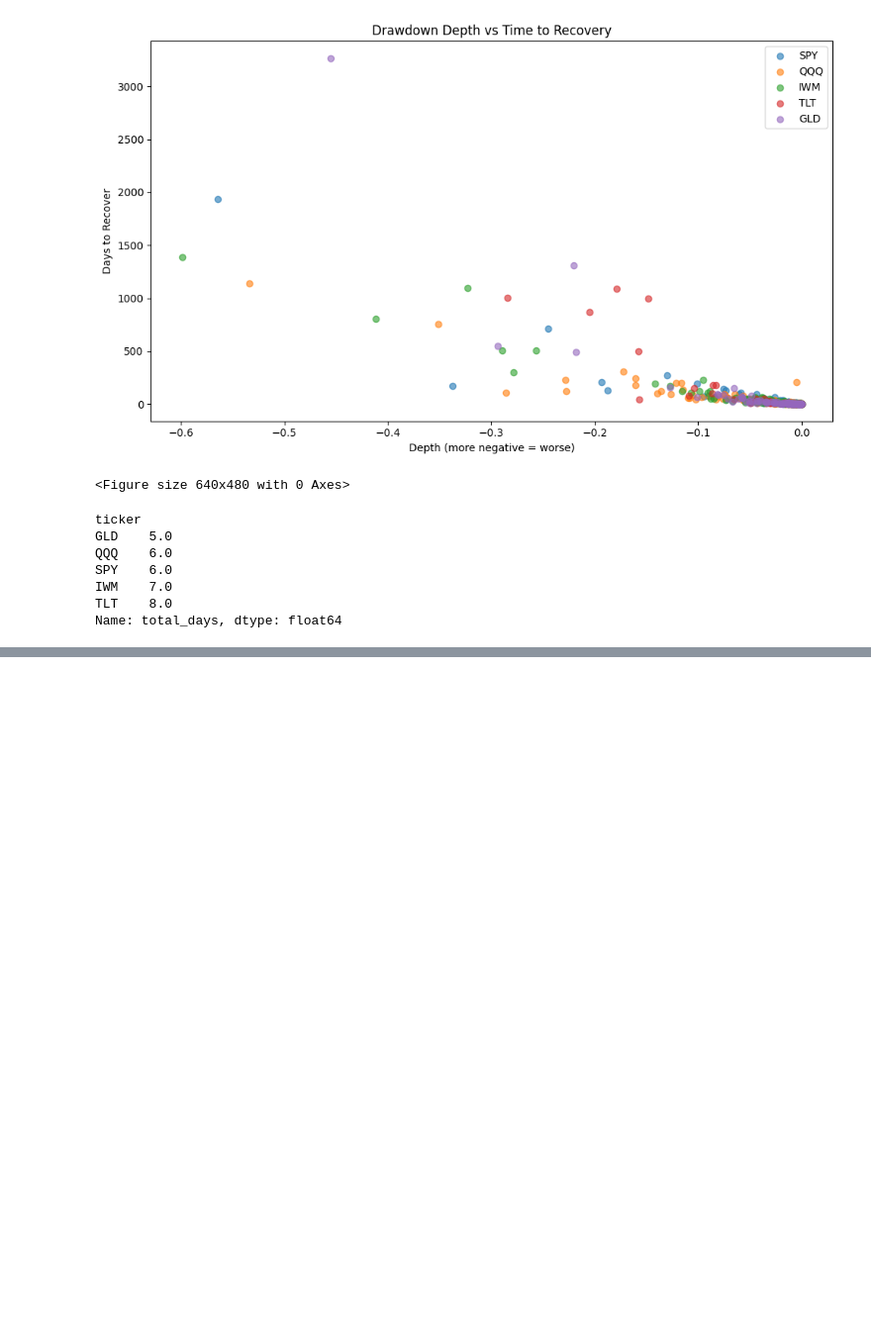
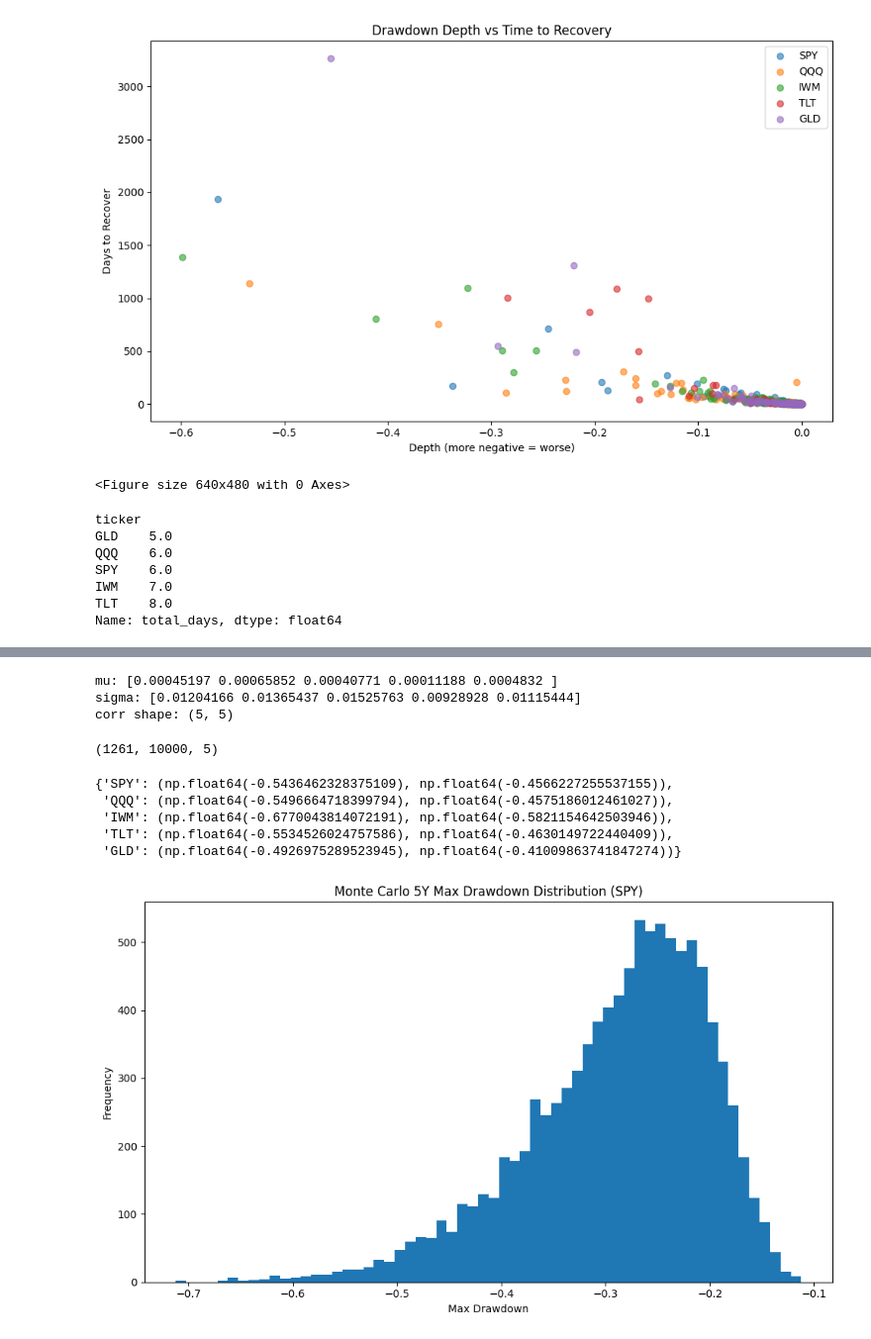
Before and after one commit to diegomikael/drawdown-risk-analysis, a Jupyter notebook: notebooks/step5_multi_asset.ipynb, the cells around one changed output, grey strips where cells are left out. Shown: that part at 99% size. Saved outputs shown, nothing was run; the diff lists cells and outputs as text; code cells hidden in the pictures; blank space fills up the shorter version.

Commit message:
Add Monte Carlo tail risk summary and figures

```diff
--- a/notebooks/step5_multi_asset.ipynb
+++ b/notebooks/step5_multi_asset.ipynb
@@ -210,0 +314,79 @@ Name: total_days, dtype: float64
+# %%
+tickers = ["SPY", "QQQ", "IWM", "TLT", "GLD"]
+
+# Use the returns you already computed
+R = returns[tickers].dropna()
+
+mu = R.mean().values          # shape (5,)
+sigma = R.std().values        # shape (5,)
+corr = R.corr().values        # shape (5,5)
+
+print("mu:", mu)
+print("sigma:", sigma)
+print("corr shape:", corr.shape)
+# %% [output]
+mu: [0.00045197 0.00065852 0.00040771 0.00011188 0.0004832 ]
+sigma: [0.01204166 0.01365437 0.01525763 0.00928928 0.01115444]
+corr shape: (5, 5)
+# %%
+import numpy as np
+
+L = np.linalg.cholesky(corr)   # corr = L @ L.T
+# %%
+n_sims = 10000
+T = 252 * 5  # 5 years
+seed = 42
+
+rng = np.random.default_rng(seed)
+
+# Z: independent standard normals (T, n_sims, n_assets)
+Z = rng.standard_normal(size=(T, n_sims, len(tickers)))
+
+# Make them correlated across assets
+Z_corr = Z @ L.T  # (T, n_sims, n_assets)
+
+# Convert to daily returns with per-asset mean and vol
+sim_rets = mu + sigma * Z_corr   # broadcast works here
+
+# Build price paths starting at 1.0
+sim_prices = np.exp(np.cumsum(sim_rets, axis=0))
+sim_prices = np.concatenate([np.ones((1, n_sims, len(tickers))), sim_prices], axis=0)
+
+sim_prices.shape
+# %% [output]
+(1261, 10000, 5)
+# %%
+def max_drawdown(paths_2d: np.ndarray) -> np.ndarray:
+    """
+    paths_2d: shape (T+1, n_sims)
+    returns: shape (n_sims,) max drawdown per path (negative)
+    """
+    peaks = np.maximum.accumulate(paths_2d, axis=0)
+    dd = paths_2d / peaks - 1.0
+    return dd.min(axis=0)
+
+# Compute per asset
+mc_max_dd = {}
+for j, t in enumerate(tickers):
+    mc_max_dd[t] = max_drawdown(sim_prices[:, :, j])
+
+{t: (np.percentile(mc_max_dd[t], 1), np.percentile(mc_max_dd[t], 5)) for t in tickers}
+# %% [output]
+{'SPY': (np.float64(-0.5436462328375109), np.float64(-0.4566227255537155)),
+ 'QQQ': (np.float64(-0.5496664718399794), np.float64(-0.4575186012461027)),
+ 'IWM': (np.float64(-0.6770043814072191), np.float64(-0.5821154642503946)),
+ 'TLT': (np.float64(-0.5534526024757586), np.float64(-0.4630149722440409)),
+ 'GLD': (np.float64(-0.4926975289523945), np.float64(-0.41009863741847274))}
+# %%
+import matplotlib.pyplot as plt
+
+t = "SPY"
+plt.figure(figsize=(10,6))
+plt.hist(mc_max_dd[t], bins=60)
+plt.title(f"Monte Carlo 5Y Max Drawdown Distribution ({t})")
+plt.xlabel("Max Drawdown")
+plt.ylabel("Frequency")
+plt.tight_layout()
+plt.show()
+# %% [output]
+[figure, added]
```
Also changed, not shown: parts of 12 cells of this notebook, 3 other files.
